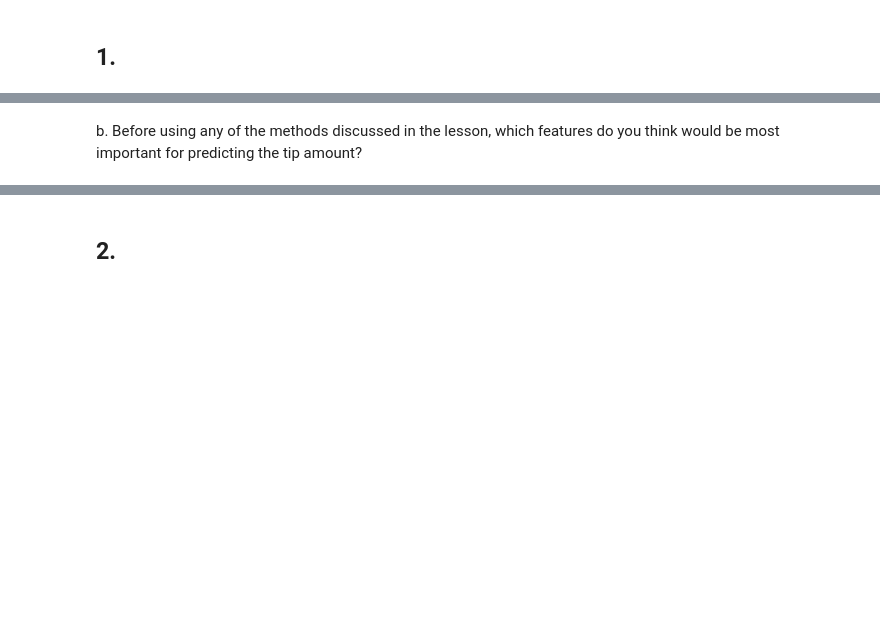
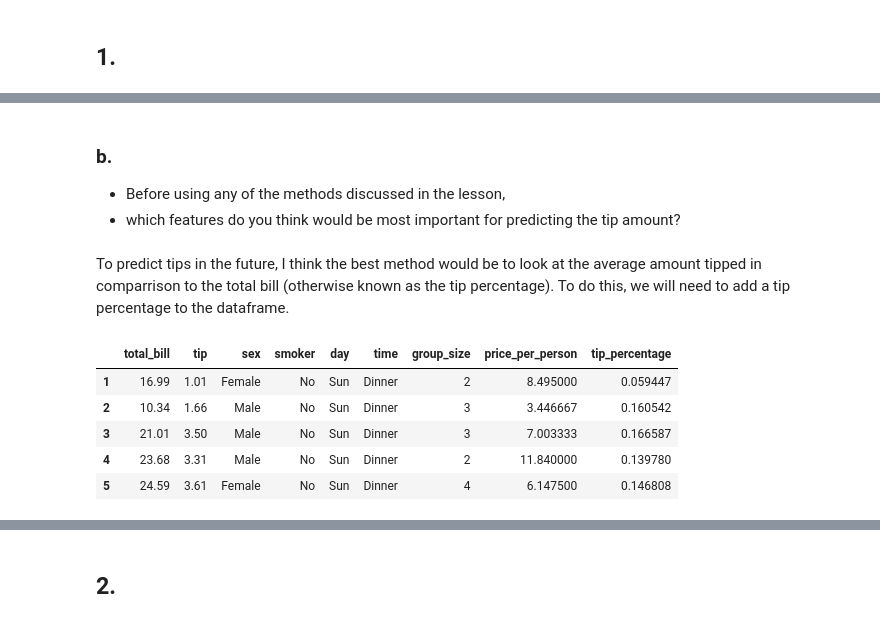
Before and after one commit to rachelrobbinsmayhill/regression-exercises, a Jupyter notebook: feature_engineering.ipynb, the cells around one changed output, grey strips where cells are left out. Saved outputs shown, nothing was run; the diff lists cells and outputs as text; code cells hidden in the pictures; blank space fills up the shorter version.

```diff
--- a/feature_engineering.ipynb
+++ b/feature_engineering.ipynb
@@ -8,0 +21,3 @@ Load the tips dataset.
+# %%
+df = data('tips')
+df.head()
@@ -8,0 +35,4 @@ Load the tips dataset.
+# %%
+# rename size column because it is a Pandas attribute
+df = df.rename(columns={'size': 'group_size'})
+df.head()
@@ -10,0 +50,3 @@ a. Create a column named price_per_person. This should be the total bill divided
+# %%
+df['price_per_person'] = df.total_bill / df.group_size
+df.head()
@@ -11,2 +60,16 @@ a. Create a column named price_per_person. This should be the total bill divided
 # %% [markdown]
-b. Before using any of the methods discussed in the lesson, which features do you think would be most important for predicting the tip amount?
+### b.
+- Before using any of the methods discussed in the lesson,
+- which features do you think would be most important for predicting the tip amount?
+# %% [markdown]
+To predict tips in the future, I think the best method would be to look at the average amount tipped in comparrison to the total bill (otherwise known as the tip percentage). To do this, we will need to add a tip percentage to the dataframe.
+# %%
+df['tip_percentage'] = df.tip / df.total_bill
+df.head()
+# %% [output]
+|  | total_bill | tip | sex | smoker | day | time | group_size | price_per_person | tip_percentage |
+| 1 | 16.99 | 1.01 | Female | No | Sun | Dinner | 2 | 8.495000 | 0.059447 |
+| 2 | 10.34 | 1.66 | Male | No | Sun | Dinner | 3 | 3.446667 | 0.160542 |
+| 3 | 21.01 | 3.50 | Male | No | Sun | Dinner | 3 | 7.003333 | 0.166587 |
+| 4 | 23.68 | 3.31 | Male | No | Sun | Dinner | 2 | 11.840000 | 0.139780 |
+| 5 | 24.59 | 3.61 | Female | No | Sun | Dinner | 4 | 6.147500 | 0.146808 |
```
Also changed, not shown: parts of 28 cells of this notebook.
